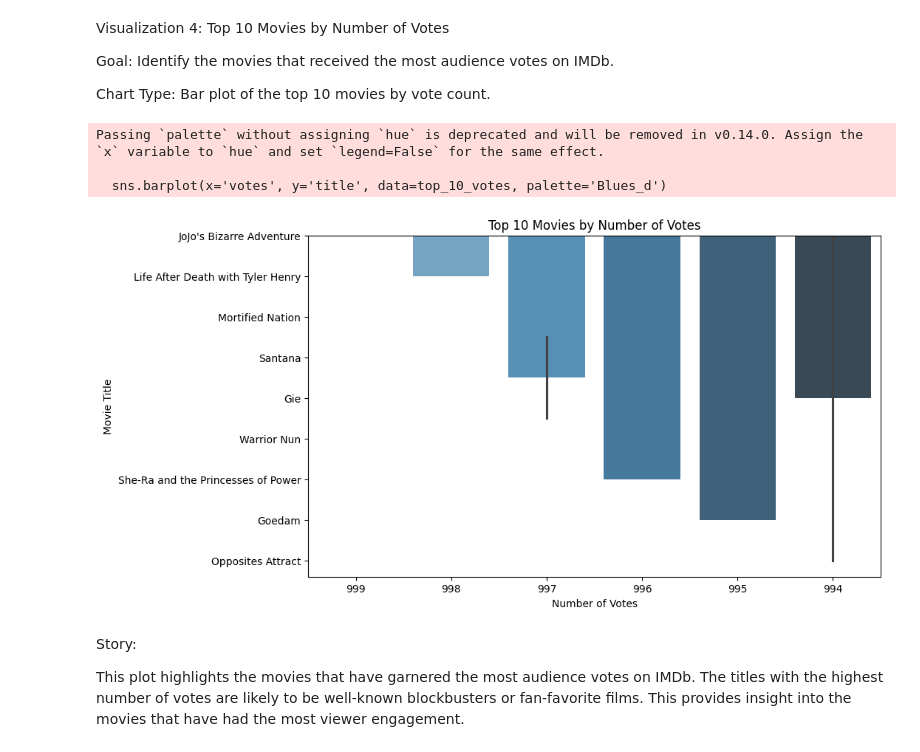
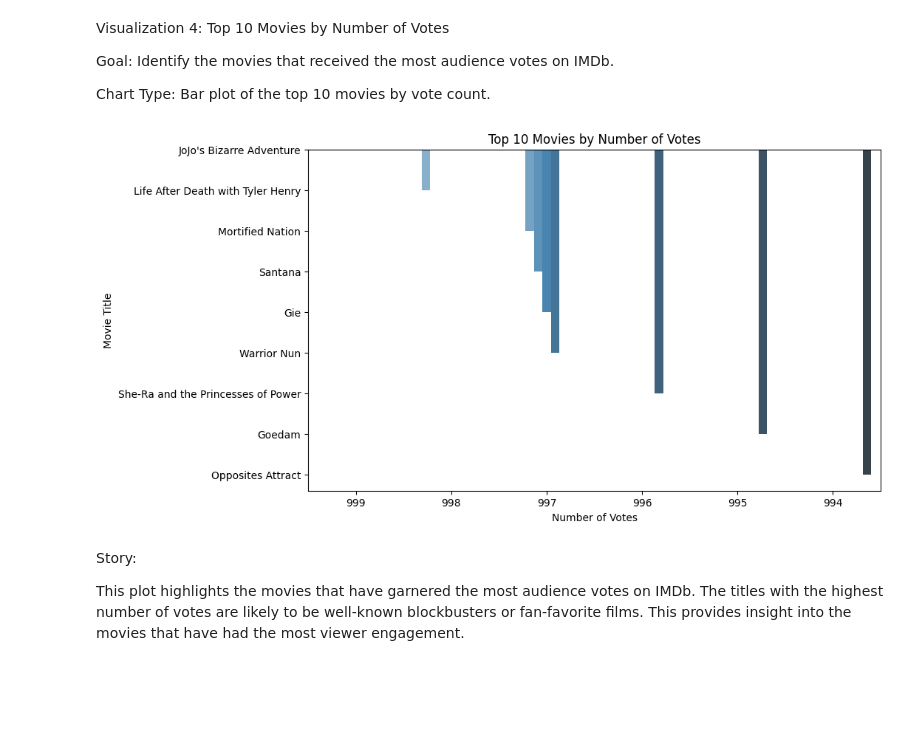
Before and after one commit to mokeyzz1/datafun-06-eda, a Jupyter notebook: moses_eda.ipynb, the cells around one changed output. Drawn from its saved outputs; the diff is of its cells as text; code cells hidden in the pictures; blank space fills up the shorter version.

```diff
--- a/moses_eda.ipynb
+++ b/moses_eda.ipynb
@@ -242,21 +242,21 @@ Goal: Identify the movies that received the most audience votes on IMDb.
 
 Chart Type: Bar plot of the top 10 movies by vote count.
 # %%
+import matplotlib.pyplot as plt
+import seaborn as sns
+
 # Get the top 10 movies by vote count
 top_10_votes = df[['title', 'votes']].sort_values(by='votes', ascending=False).head(10)
 
 # Plot bar chart for top 10 movies by vote count
 plt.figure(figsize=(10, 6))
-sns.barplot(x='votes', y='title', data=top_10_votes, palette='Blues_d')
+sns.barplot(x='votes', y='title', data=top_10_votes, hue='title', palette='Blues_d', legend=False)
 plt.title('Top 10 Movies by Number of Votes')
 plt.xlabel('Number of Votes')
 plt.ylabel('Movie Title')
 plt.show()
 # %% [output]
-Passing `palette` without assigning `hue` is deprecated and will be removed in v0.14.0. Assign the `x` variable to `hue` and set `legend=False` for the same effect.
-
-  sns.barplot(x='votes', y='title', data=top_10_votes, palette='Blues_d')
-[figure, old version]
+[figure, new version]
 # %% [markdown]
 Story:
 
```
Also changed, not shown: parts of 1 cell of this notebook.
